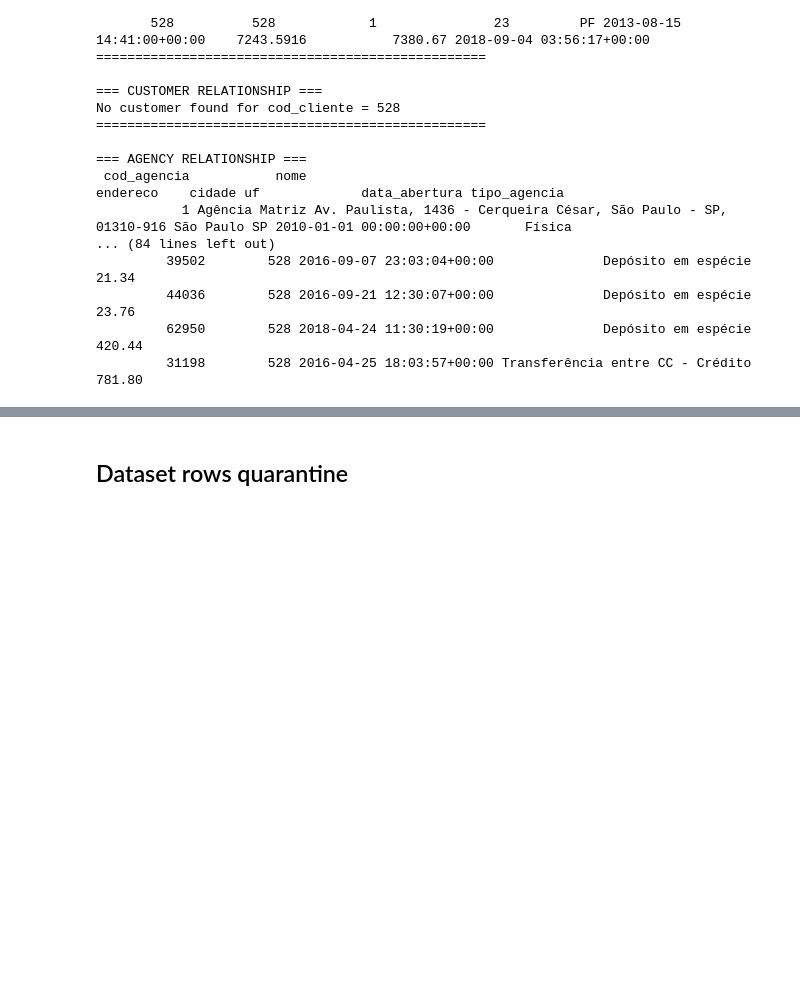
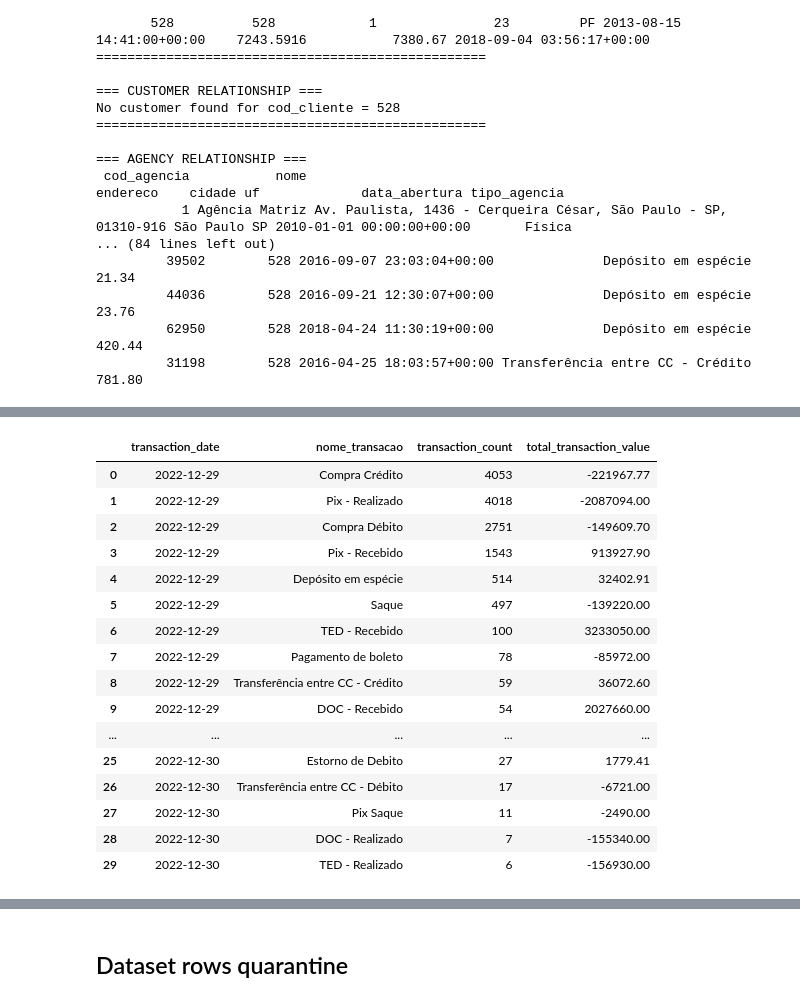
Before and after one commit to luiz-ed-ferreira/Project_BanvicDataAnalytics, a Jupyter notebook: main_analyses.ipynb, the cells around one changed output, grey strips where cells are left out. Drawn from its saved outputs; the diff is of its cells as text; code cells hidden in the pictures; blank space fills up the shorter version.

```diff
--- a/main_analyses.ipynb
+++ b/main_analyses.ipynb
@@ -555,0 +658,48 @@ No customer found for cod_cliente = 528
+# %%
+#Analise dos dias 29 e 30 de dezembro por tipo de transação realizada
+peak_transactions: pd.DataFrame = (
+    new_datasets["transacoes"]
+    .loc[
+        new_datasets["transacoes"]["data_transacao"].dt.date.isin(
+            [
+                pd.Timestamp("2022-12-29").date(),
+                pd.Timestamp("2022-12-30").date()
+            ]
+        )
+    ]
+    .assign(
+        transaction_date=lambda df: df["data_transacao"].dt.date
+    )
+    .groupby(
+        ["transaction_date", "nome_transacao"]
+    )
+    .agg(
+        transaction_count=("cod_transacao", "count"),
+        total_transaction_value=("valor_transacao", "sum")
+    )
+    .sort_values(
+        ["transaction_date", "transaction_count"],
+        ascending=[True, False]
+    )
+    .reset_index()
+)
+
+display(peak_transactions)
+# %% [output]
+|  | transaction_date | nome_transacao | transaction_count | total_transaction_value |
+| 0 | 2022-12-29 | Compra Crédito | 4053 | -221967.77 |
+| 1 | 2022-12-29 | Pix - Realizado | 4018 | -2087094.00 |
+| 2 | 2022-12-29 | Compra Débito | 2751 | -149609.70 |
+| 3 | 2022-12-29 | Pix - Recebido | 1543 | 913927.90 |
+| 4 | 2022-12-29 | Depósito em espécie | 514 | 32402.91 |
+| 5 | 2022-12-29 | Saque | 497 | -139220.00 |
+| 6 | 2022-12-29 | TED - Recebido | 100 | 3233050.00 |
+| 7 | 2022-12-29 | Pagamento de boleto | 78 | -85972.00 |
+| 8 | 2022-12-29 | Transferência entre CC - Crédito | 59 | 36072.60 |
+| 9 | 2022-12-29 | DOC - Recebido | 54 | 2027660.00 |
+| ... | ... | ... | ... | ... |
+| 25 | 2022-12-30 | Estorno de Debito | 27 | 1779.41 |
+| 26 | 2022-12-30 | Transferência entre CC - Débito | 17 | -6721.00 |
+| 27 | 2022-12-30 | Pix Saque | 11 | -2490.00 |
+| 28 | 2022-12-30 | DOC - Realizado | 7 | -155340.00 |
+| 29 | 2022-12-30 | TED - Realizado | 6 | -156930.00 |
```
Also changed, not shown: parts of 13 cells of this notebook, 2 other files.
